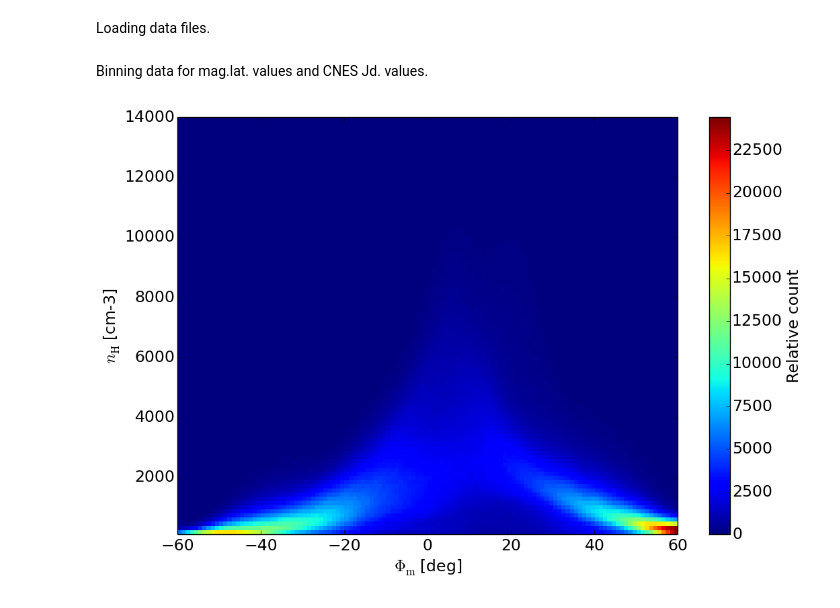
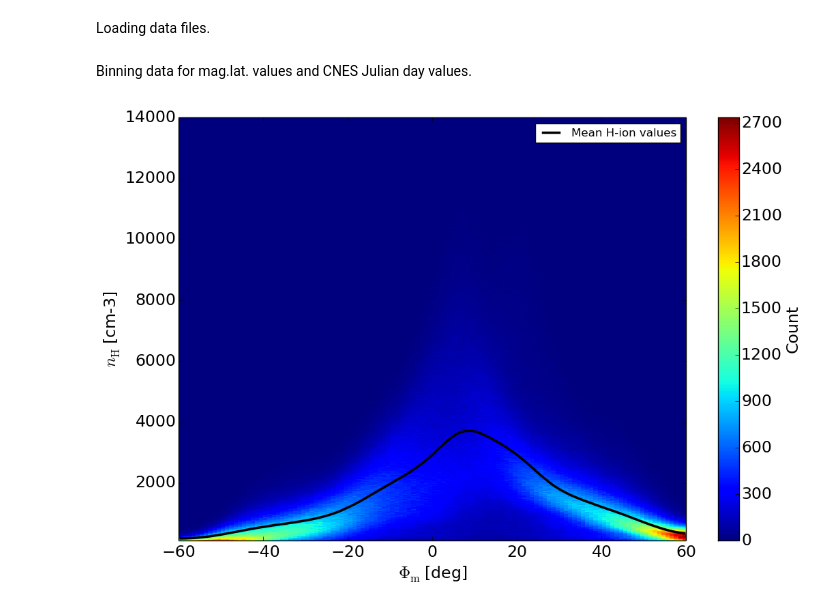
Before and after one commit to bozso/demeter_process, a Jupyter notebook: day.ipynb, the cells around one changed output. Saved outputs shown, nothing was run; the diff lists cells and outputs as text; code cells hidden in the pictures.

```diff
--- a/day.ipynb
+++ b/day.ipynb
@@ -41,12 +43,16 @@ req = ['cnesjd', 'h', 'mlat', 'mlon', 'alt']
 day, _ = rd.read_data(input_paths, required=req)
 # %%
 # filtering out low ion densities and restricitng mag. lat. values
-day = day[(day['h']  < 1.4e4) & (day['h'] > 100) & (day['mlat'] > -60) & (day['mlat'] < 65)]
+day = day[(day['h']  < 1.4e4) & (day['h'] > 100) & (day['mlat'] > -60) & (day['mlat'] < 60)]
 # %% [markdown]
-Binning data for mag.lat. values and CNES Jd. values.
+Binning data for mag.lat. values and CNES Julian day values.
+# %%
+h_binnum = 1e3
+mlat_binnum = 120
+cnesjd_binnum = 250;
 # %%
 # creating bins, from max. to min. 1 degree bin width
-mlat_median, mlat_bins, _ = stats.binned_statistic(day['mlat'], day['h'], statistic='median', bins=120)
+mlat_mean, mlat_bins, _ = stats.binned_statistic(day['mlat'], day['h'], statistic='mean', bins=mlat_binnum)
 mlat_half_bin = (mlat_bins[1] - mlat_bins[0]) / 2.0
 # %%
 # creating bins, from max. to min. 20 day bin width
@@ -55,22 +62,20 @@ cnesjd_half_bin = (cnesjd_bins[1] - cnesjd_bins[0]) / 2.0
 # %%
 # plotting 2d histogram and H+ ion median values in bins
 plt.figure(figsize=(12,8), dpi=100)
 
 plt.xlabel(r'$\Phi_{\mathrm{m}}$ [deg]', size=17)
 plt.ylabel(r'$n_{\mathrm{H}}$ [cm-3]', size=17)
 plt.tick_params(labelsize=17)
 
-counts, _, yedges, _ = plt.hist2d(day['mlat'], day['h'], bins=[120, 100], normed=False)
-
-h_low = yedges[0]
-h_high = yedges[-1]
+plt.hist2d(day['mlat'], day['h'], bins=[mlat_binnum, h_binnum])
 
 cbar = plt.colorbar()
-cbar.set_label('Relative count', size=17)
+cbar.set_label('Count', size=17)
 cbar.ax.tick_params(labelsize=17)
 
-#plt.plot(mlat_bins[0:-1] + mlat_half_width, mlat_median, 'k-', linewidth=2.5);
+plt.plot(mlat_bins[0:-1] + mlat_half_bin, mlat_median, 'k-', linewidth=2.5, label='Mean H-ion values')
+plt.legend();
 # %% [output]
-[figure, old version]
+[figure, new version]
 # %%
 plt.figure(dpi=100)
```
Also changed, not shown: parts of 25 cells of this notebook.
